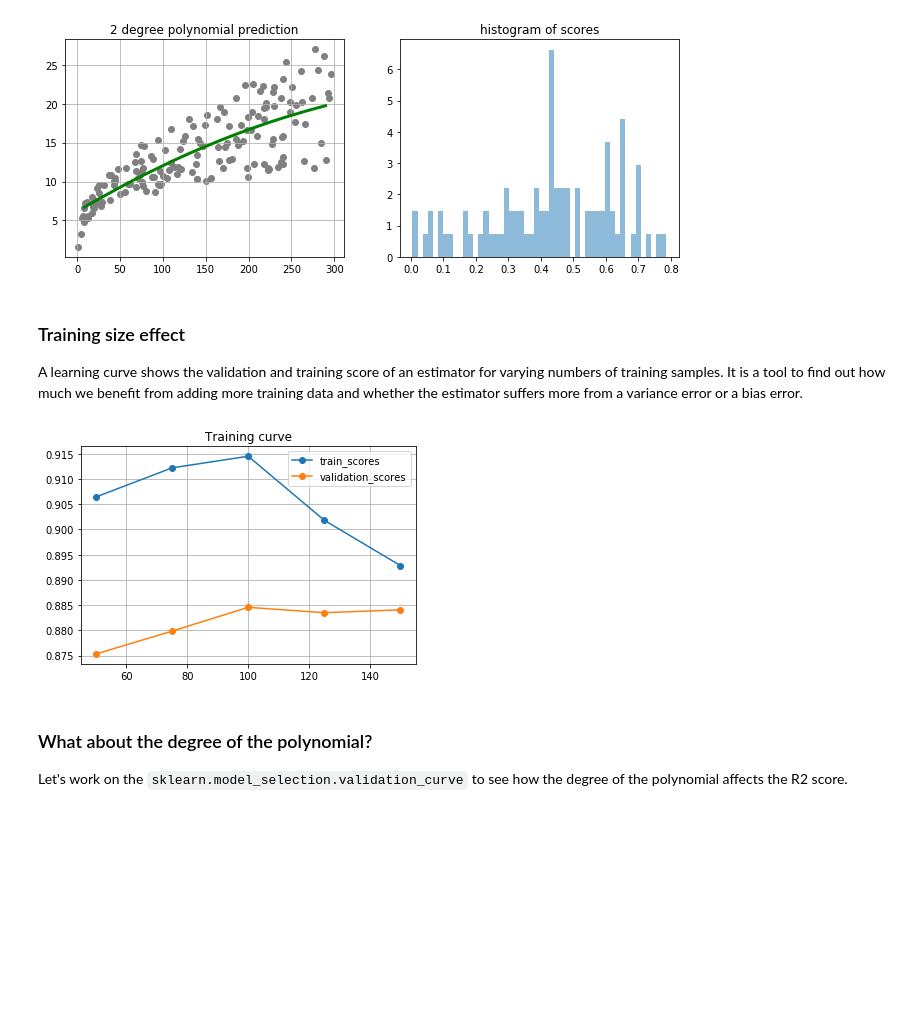
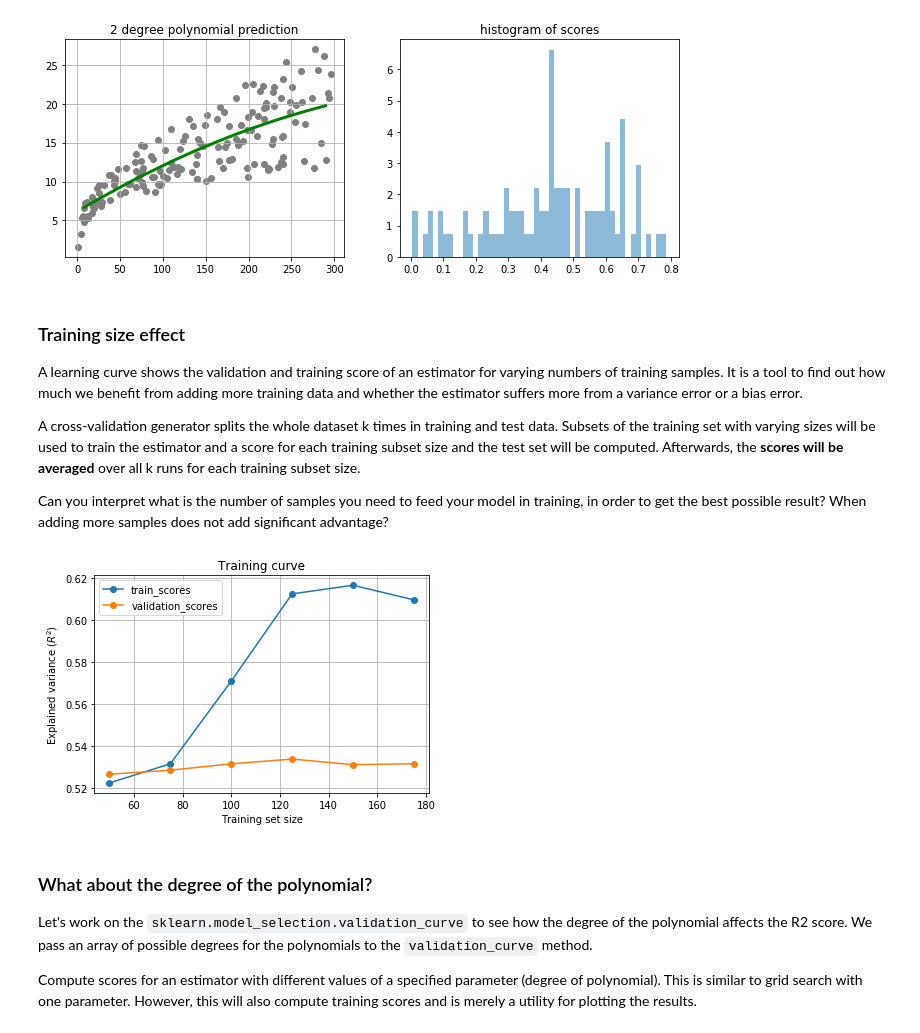
Before and after one commit to renero/uah, a Jupyter notebook: Linear_regression.ipynb, the cells around one changed output. Drawn from its saved outputs; the diff is of its cells as text; code cells hidden in the pictures; blank space fills up the shorter version.

```diff
--- a/Linear_regression.ipynb
+++ b/Linear_regression.ipynb
@@ -408,22 +408,34 @@ plt.show();
 ### Training size effect
 
 A learning curve shows the validation and training score of an estimator for varying numbers of training samples. It is a tool to find out how much we benefit from adding more training data and whether the estimator suffers more from a variance error or a bias error.
+
+A cross-validation generator splits the whole dataset k times in training and test data. Subsets of the training set with varying sizes will be used to train the estimator and a score for each training subset size and the test set will be computed. Afterwards, the **scores will be averaged** over all k runs for each training subset size.
+
+Can you interpret what is the number of samples you need to feed your model in training, in order to get the best possible result? When adding more samples does not add significant advantage?
 # %%
+split = prepare_datasets(data=adv, features=['TV'], target='sales', test_size=0.0)
+cv = ShuffleSplit(n_splits=100, test_size=0.2, random_state=666)
 train_sizes, train_scores, valid_scores = learning_curve(
-    lm, X, y, train_sizes=[50, 75, 100, 125, 150], cv=10)
+    lm, split['X_train'], split['y_train'],
+    train_sizes=[50, 75, 100, 125, 150, 175],
+    cv=10)
 
 plt.plot(train_sizes, np.mean(train_scores, axis=1), '-o',
          label='train_scores')
 plt.plot(train_sizes, np.mean(valid_scores, axis=1), '-o',
          label='validation_scores')
 plt.title('Training curve')
 plt.legend(loc='best')
+plt.xlabel('Training set size')
+plt.ylabel('Explained variance ($R^2$)')
 plt.grid()
 plt.show()
 # %% [output]
-[figure, old version]
+[figure, new version]
 # %% [markdown]
 ### What about the degree of the polynomial?
 
-Let's work on the `sklearn.model_selection.validation_curve` to see how the degree of the polynomial affects the R2 score.
+Let's work on the `sklearn.model_selection.validation_curve` to see how the degree of the polynomial affects the R2 score. We pass an array of possible degrees for the polynomials to the `validation_curve` method.
+
+Compute scores for an estimator with different values of a specified parameter (degree of polynomial). This is similar to grid search with one parameter. However, this will also compute training scores and is merely a utility for plotting the results.
 # %%
```
Also changed, not shown: parts of 8 cells of this notebook.
